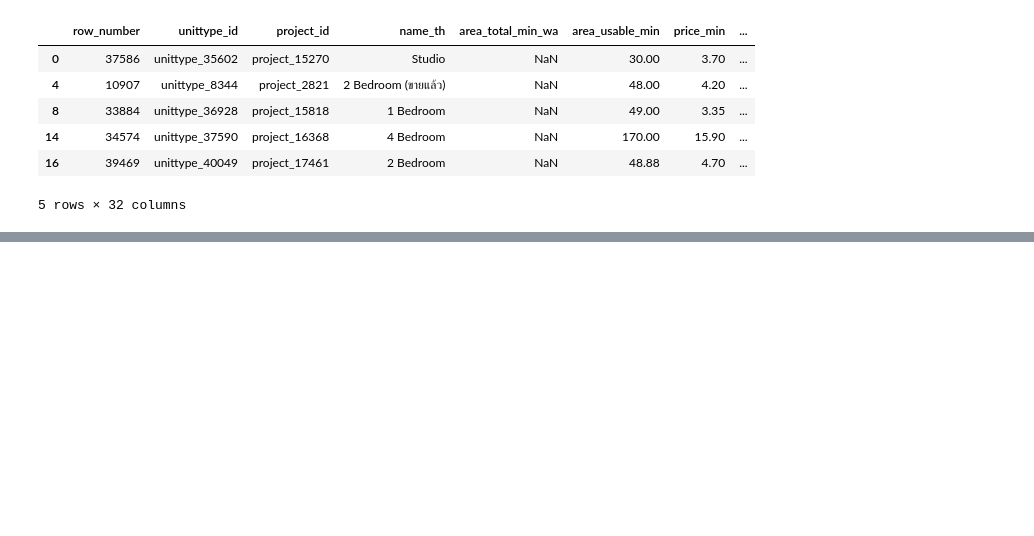
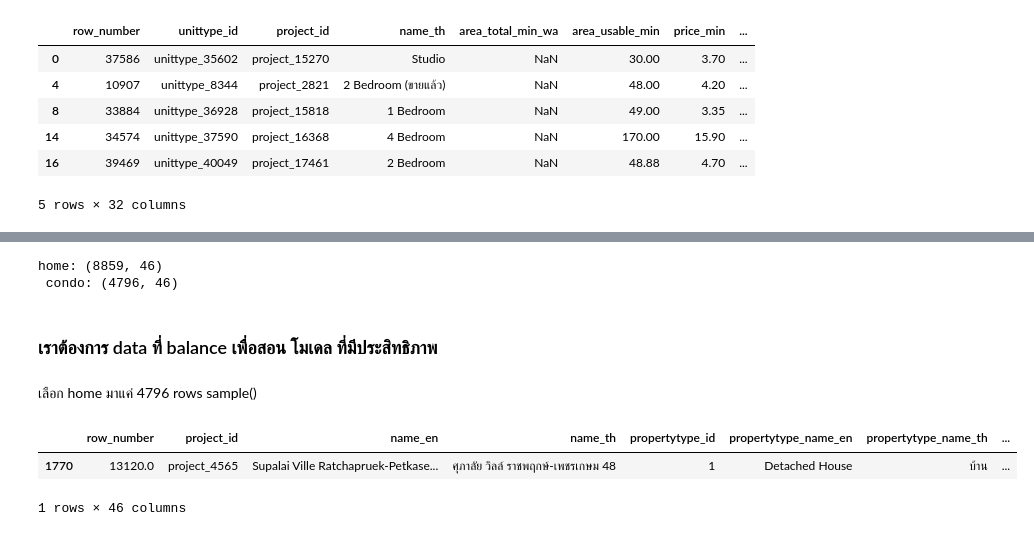
Before and after one commit to sasi-nk/BSC_DPDM2025, a Jupyter notebook: Ch3_Data_Preprocessing.ipynb, the cells around one changed output, grey strips where cells are left out. Cells and saved outputs as stored; diff of their text form; code cells hidden in the pictures; blank space fills up the shorter version.

```diff
--- a/Ch3_Data_Preprocessing.ipynb
+++ b/Ch3_Data_Preprocessing.ipynb
@@ -834,0 +861,15 @@ house_condo.head()
+# %%
+print(f'home: {home.shape}\n condo: {condo.shape}')
+# %% [output]
+home: (8859, 46)
+ condo: (4796, 46)
+# %% [markdown]
+### เราต้องการ data ที่ balance เพื่อสอน โมเดล ที่มีประสิทธิภาพ
+# %% [markdown]
+เลือก home มาแค่ 4796 rows sample()
+# %%
+home.sample()
+# %% [output]
+|  | row_number | project_id | name_en | name_th | propertytype_id | propertytype_name_en | propertytype_name_th | ... |
+| 1770 | 13120.0 | project_4565 | Supalai Ville Ratchapruek-Petkase... | ศุภาลัย วิลล์ ราชพฤกษ์-เพชรเกษม 48 | 1 | Detached House | บ้าน | ... |
+1 rows × 46 columns
```
Also changed, not shown: parts of 17 cells of this notebook.
